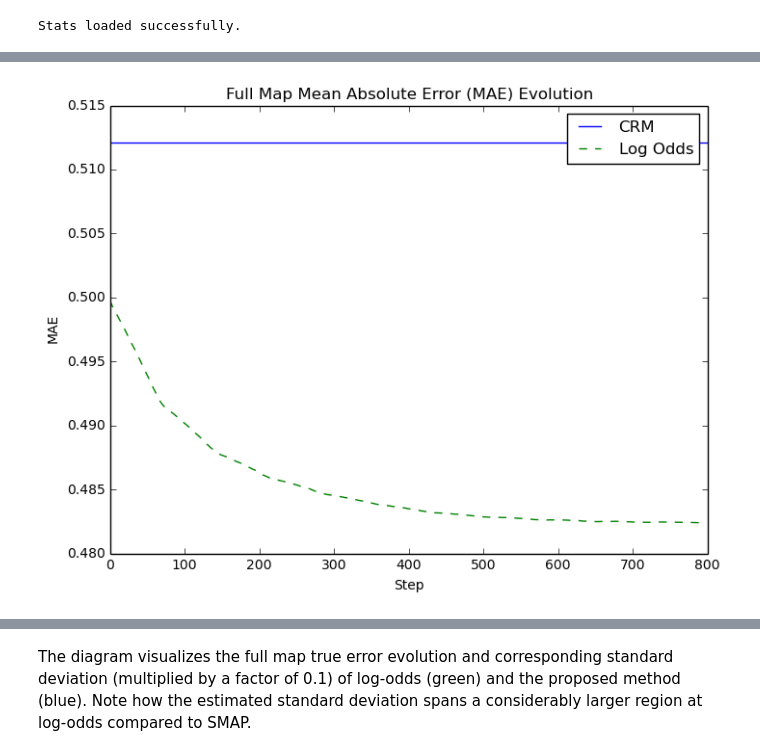
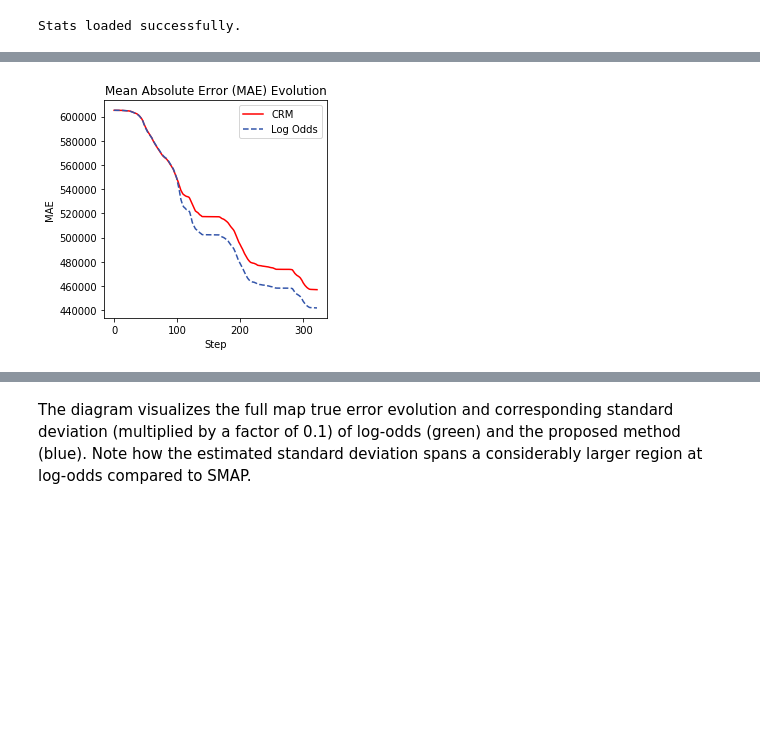
Before and after one commit to pnvyshnav/smap_PD, a Jupyter notebook: stats/Mapping Evaluation.ipynb, the cells around one changed output, grey strips where cells are left out. Saved outputs shown, nothing was run; the diff lists cells and outputs as text; code cells hidden in the pictures; blank space fills up the shorter version.

Commit message:
Preparing particle filter visualization

```diff
--- a/stats/Mapping Evaluation.ipynb
+++ b/stats/Mapping Evaluation.ipynb
@@ -1,9 +1,16 @@
 # %% [markdown]
 # Mapping Evaluation
 # %%
-import numpy as np
 import matplotlib.pyplot as plt
-import sys, rospy, rosbag, glob, re, math
+import sys, glob, re
+import pyros_setup
+try:
+    import rospy, rosnode, rosbag
+except ImportError:  # if ROS environment is not setup, we emulate it.
+    pyros_setup.configurable_import().configure('mysetup.cfg').activate()  # this will use mysetup.cfg from pyros-setup instance folder
+    import rospy, rosnode, rosbag
+
+sys.path.append('/home/wal/catkin_ws/devel/lib/python2.7/dist-packages/') # ensure smap.msg can be found
 
 import scipy
 import scipy.stats
@@ -17,11 +24,13 @@ from matplotlib.path import Path
 import matplotlib.patches as patches
 from matplotlib import cm
 from numpy import linspace
+import numpy as np
 from matplotlib.colors import LogNorm
 from decimal import *
 
 # bag = rosbag.Bag("stats.bag")
-bag = rosbag.Bag("/home/eric/catkin_ws/src/smap/stats/stats_partopt.bag")
+# bag = rosbag.Bag("/home/eric/catkin_ws/src/smap/stats/stats_partopt.bag")
+bag = rosbag.Bag("/home/wal/catkin_ws/src/smap/stats/iclnuim/stats_traj1.bag")
 stats = None
 for _, msg, _ in bag.read_messages(topics=['stats']):
     stats = msg
@@ -37,28 +105,34 @@ Stats loaded successfully.
 # %%
 %matplotlib inline
-fig, (ax) = plt.subplots(1, 1, figsize=(8, 6))
-plt.title("Full Map Mean Absolute Error (MAE) Evolution")
+fig, (ax) = plt.subplots(1, 1, figsize=(4,4))
+plt.title("Mean Absolute Error (MAE) Evolution")
 
 x = list(range(len(stats.errorEvolutionBelief)))
 FACTOR = 0.01
+
+# errBelief = np.array(stats.errorEvolutionUpdatedBelief)
+# errLogOdds = np.array(stats.errorEvolutionUpdatedLogOdds)
+# print(len(errBelief))
+
 errBelief = np.array(stats.errorEvolutionBelief)
-stdBelief = np.array(stats.stdEvolutionBelief)
 errLogOdds = np.array(stats.errorEvolutionLogOdds)
-stdLogOdds = np.array(stats.stdEvolutionLogOdds)
 
 # ax.fill_between(x, errBelief - FACTOR*stdBelief, errBelief + FACTOR*stdBelief,
 #     alpha=0.2, facecolor='b', edgecolor='none', antialiased=True)
 # ax.fill_between(x, errLogOdds - FACTOR*stdLogOdds, errLogOdds + FACTOR*stdLogOdds,
 #     alpha=0.2, facecolor='g', edgecolor='none', antialiased=True)
 
 
-ax.plot(stats.errorEvolutionBelief, label="CRM", color='b')
-ax.plot(stats.errorEvolutionLogOdds, label="Log Odds", linestyle='dashed', color='g')
+ax.plot(errBelief, label="CRM", color='r')
+ax.plot(errLogOdds, label="Log Odds", linestyle='dashed', color="#3355aa")
 
-ax.legend()
+# improvement = (errLogOdds - errBelief)/errBelief*100
+# print "Improvement over Log Odds:", improvement[-1]
+
+ax.legend(loc="upper right")
 #ax.set_xlim([0, 2000])
 ax.set_xlabel("Step")
 ax.set_ylabel("MAE")
 plt.savefig("error_evolution.pdf")
 # %% [output]
-[figure, old version]
+[figure, new version]
```
Also changed, not shown: parts of 6 cells of this notebook, 23 other files.
